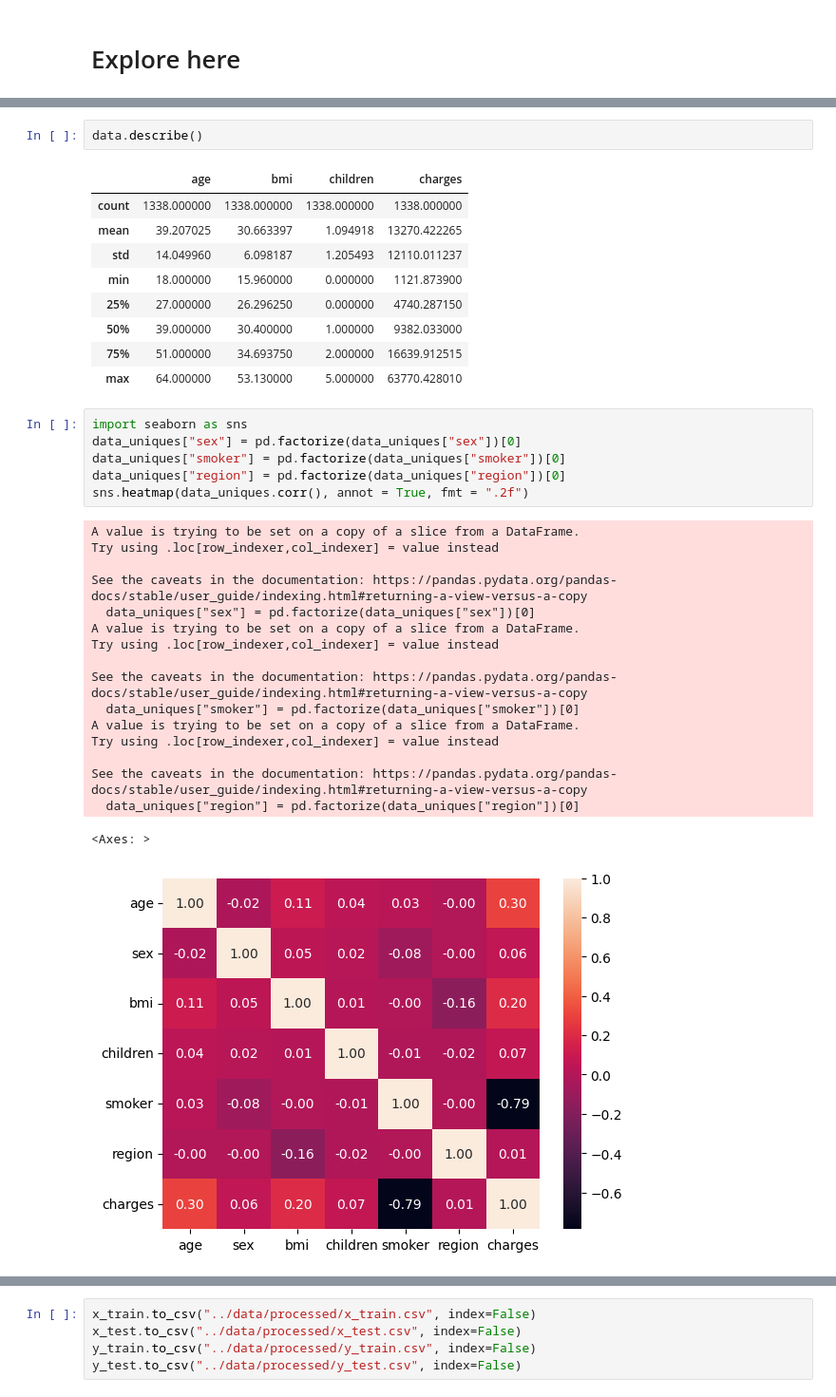
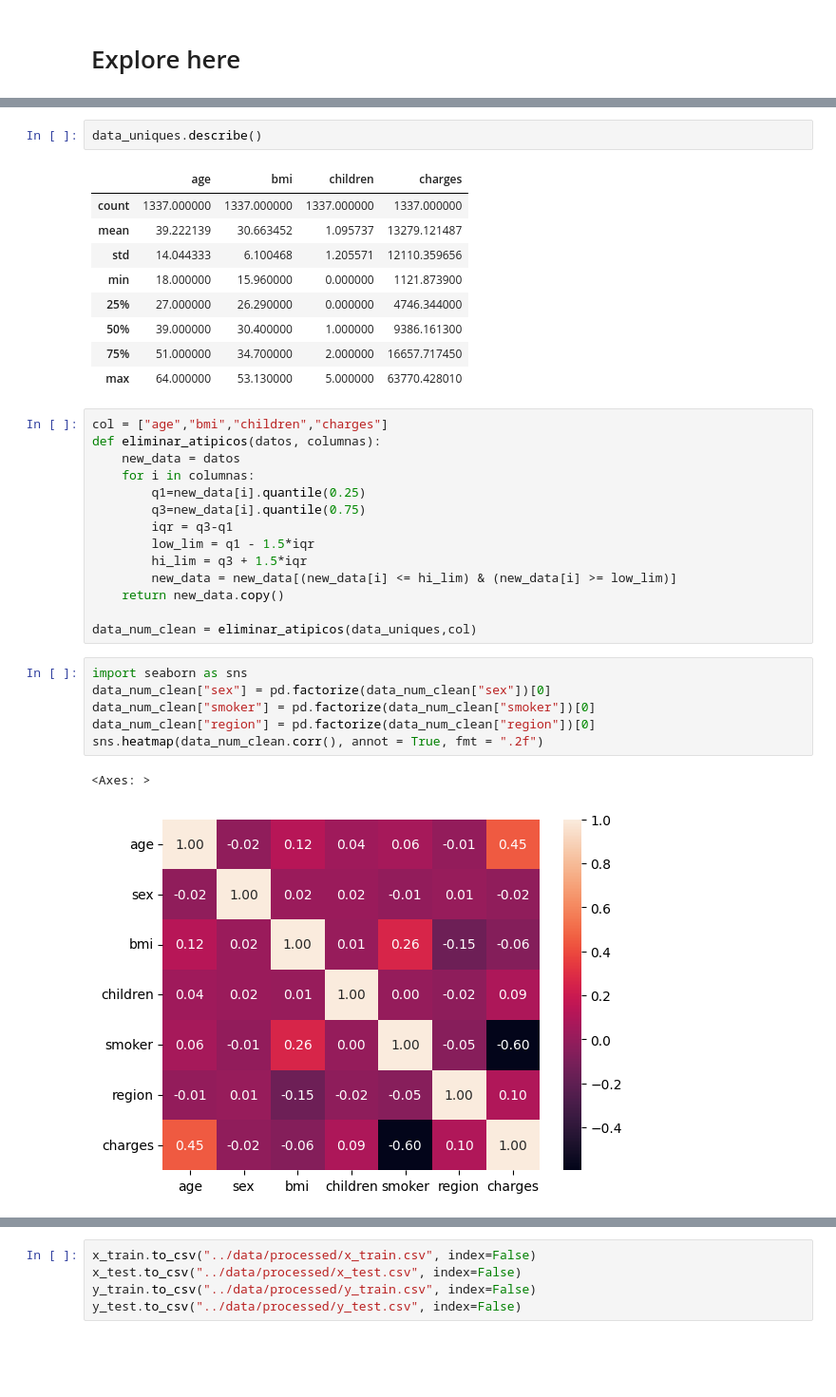
Before and after one commit to 4GeeksAcademy/salvador_romero_regresion_lineal, a Jupyter notebook: src/explore.ipynb, the cells around one changed output, grey strips where cells are left out. Shown at 95% size. Cells and saved outputs as stored; diff of their text form; blank space fills up the shorter version.

```diff
--- a/src/explore.ipynb
+++ b/src/explore.ipynb
@@ -24,41 +24,40 @@ Data columns (total 7 columns):
 dtypes: float64(2), int64(2), object(3)
 memory usage: 73.3+ KB
 # %%
-data.describe()
+data_uniques.describe()
 # %% [output]
 |  | age | bmi | children | charges |
-| count | 1338.000000 | 1338.000000 | 1338.000000 | 1338.000000 |
-| mean | 39.207025 | 30.663397 | 1.094918 | 13270.422265 |
-| std | 14.049960 | 6.098187 | 1.205493 | 12110.011237 |
+| count | 1337.000000 | 1337.000000 | 1337.000000 | 1337.000000 |
+| mean | 39.222139 | 30.663452 | 1.095737 | 13279.121487 |
+| std | 14.044333 | 6.100468 | 1.205571 | 12110.359656 |
 | min | 18.000000 | 15.960000 | 0.000000 | 1121.873900 |
-| 25% | 27.000000 | 26.296250 | 0.000000 | 4740.287150 |
-| 50% | 39.000000 | 30.400000 | 1.000000 | 9382.033000 |
-| 75% | 51.000000 | 34.693750 | 2.000000 | 16639.912515 |
+| 25% | 27.000000 | 26.290000 | 0.000000 | 4746.344000 |
+| 50% | 39.000000 | 30.400000 | 1.000000 | 9386.161300 |
+| 75% | 51.000000 | 34.700000 | 2.000000 | 16657.717450 |
 | max | 64.000000 | 53.130000 | 5.000000 | 63770.428010 |
+# %%
+col = ["age","bmi","children","charges"]
+def eliminar_atipicos(datos, columnas):
+    new_data = datos
+    for i in columnas:
+        q1=new_data[i].quantile(0.25)
+        q3=new_data[i].quantile(0.75)
+        iqr = q3-q1
+        low_lim = q1 - 1.5*iqr
+        hi_lim = q3 + 1.5*iqr
+        new_data = new_data[(new_data[i] <= hi_lim) & (new_data[i] >= low_lim)]
+    return new_data.copy()
+
+data_num_clean = eliminar_atipicos(data_uniques,col)
 # %%
 import seaborn as sns
-data_uniques["sex"] = pd.factorize(data_uniques["sex"])[0]
-data_uniques["smoker"] = pd.factorize(data_uniques["smoker"])[0]
-data_uniques["region"] = pd.factorize(data_uniques["region"])[0]
-sns.heatmap(data_uniques.corr(), annot = True, fmt = ".2f")
+data_num_clean["sex"] = pd.factorize(data_num_clean["sex"])[0]
+data_num_clean["smoker"] = pd.factorize(data_num_clean["smoker"])[0]
+data_num_clean["region"] = pd.factorize(data_num_clean["region"])[0]
+sns.heatmap(data_num_clean.corr(), annot = True, fmt = ".2f")
 # %% [output]
-A value is trying to be set on a copy of a slice from a DataFrame.
-Try using .loc[row_indexer,col_indexer] = value instead
-
-See the caveats in the documentation: https://pandas.pydata.org/pandas-docs/stable/user_guide/indexing.html#returning-a-view-versus-a-copy
-  data_uniques["sex"] = pd.factorize(data_uniques["sex"])[0]
-A value is trying to be set on a copy of a slice from a DataFrame.
-Try using .loc[row_indexer,col_indexer] = value instead
-
-See the caveats in the documentation: https://pandas.pydata.org/pandas-docs/stable/user_guide/indexing.html#returning-a-view-versus-a-copy
-  data_uniques["smoker"] = pd.factorize(data_uniques["smoker"])[0]
-A value is trying to be set on a copy of a slice from a DataFrame.
-Try using .loc[row_indexer,col_indexer] = value instead
-
-See the caveats in the documentation: https://pandas.pydata.org/pandas-docs/stable/user_guide/indexing.html#returning-a-view-versus-a-copy
-  data_uniques["region"] = pd.factorize(data_uniques["region"])[0]
+<Axes: >
-<Axes: >
-[figure, old version]
+[figure, new version]
 # %%
 from sklearn.model_selection import train_test_split
 from sklearn.linear_model import LinearRegression
```
Also changed, not shown: parts of 1 cell of this notebook, 4 other files.
